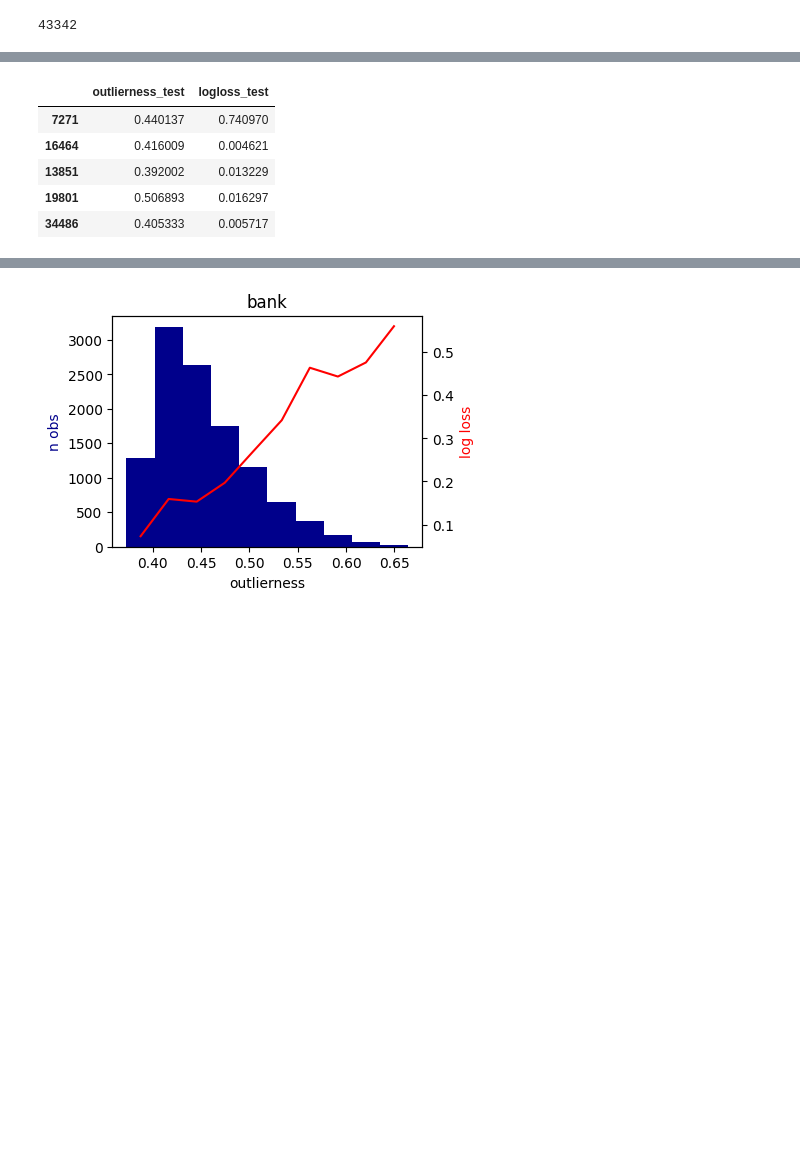
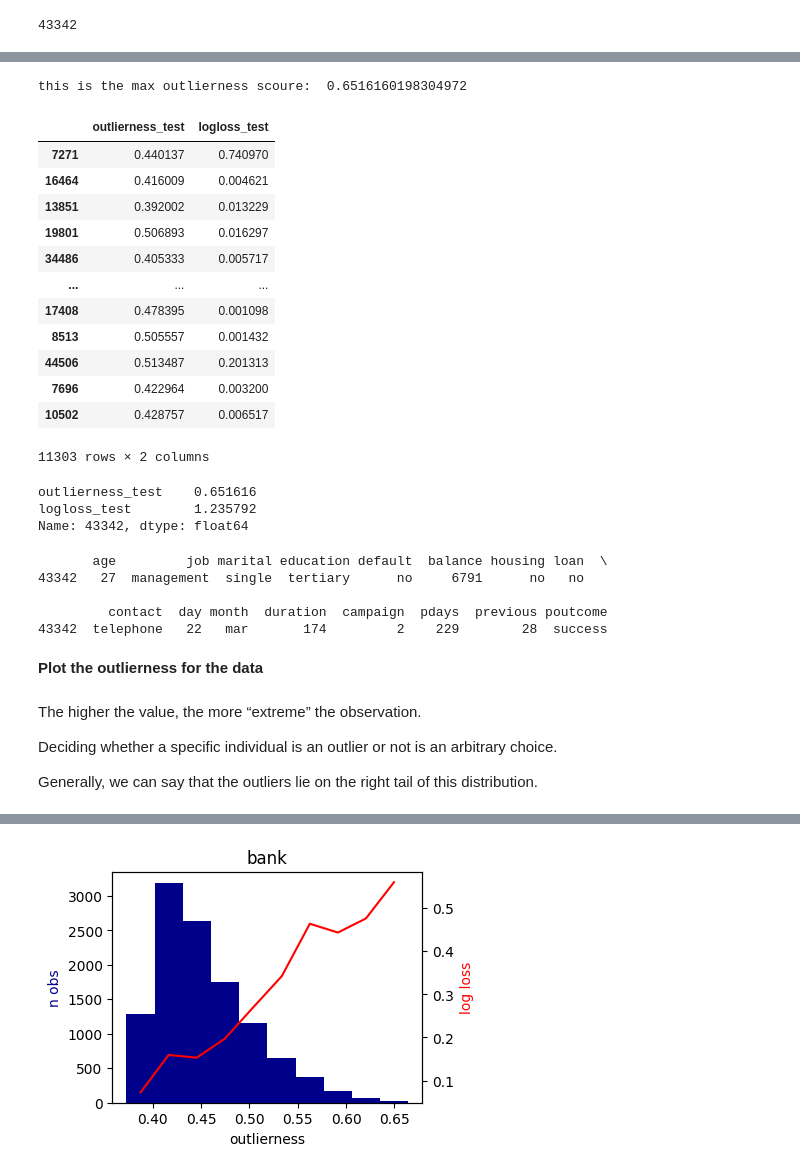
Before and after one commit to cagBRT/Data, a Jupyter notebook: Outlier_Experiments.ipynb, the cells around one changed output, grey strips where cells are left out. Cells and saved outputs as stored; diff of their text form; code cells hidden in the pictures; blank space fills up the shorter version.

```diff
--- a/Outlier_Experiments.ipynb
+++ b/Outlier_Experiments.ipynb
@@ -366,10 +383,46 @@ out[(out["quantile"] > .95) | (out["quantile"] < .05)]
+# %%
+#The max iforest_scores_test
+print("this is the max outlierness scoure: ",iforest_scores_test.max())
+# %% [output]
+this is the max outlierness scoure:  0.6516160198304972
 # %%
-pd.concat([iforest_scores_test.rename("outlierness_test"),
-           logloss_test.rename("logloss_test")], axis=1).head()
+final=pd.concat([iforest_scores_test.rename("outlierness_test"),
+           logloss_test.rename("logloss_test")], axis=1)
+final
 # %% [output]
 |  | outlierness_test | logloss_test |
 | 7271 | 0.440137 | 0.740970 |
 | 16464 | 0.416009 | 0.004621 |
 | 13851 | 0.392002 | 0.013229 |
 | 19801 | 0.506893 | 0.016297 |
 | 34486 | 0.405333 | 0.005717 |
+| ... | ... | ... |
+| 17408 | 0.478395 | 0.001098 |
+| 8513 | 0.505557 | 0.001432 |
+| 44506 | 0.513487 | 0.201313 |
+| 7696 | 0.422964 | 0.003200 |
+| 10502 | 0.428757 | 0.006517 |
+11303 rows × 2 columns
+# %%
+#Get information about the customer with the highest outlierness
+final.loc[out["outlierness_test"].idxmax()]
+# %% [output]
+outlierness_test    0.651616
+logloss_test        1.235792
+Name: 43342, dtype: float64
+# %%
+print(X.loc[[43342]])
+# %% [output]
+       age         job marital education default  balance housing loan  \
+43342   27  management  single  tertiary      no     6791      no   no
+
+         contact  day month  duration  campaign  pdays  previous poutcome
+43342  telephone   22   mar       174         2    229        28  success
+# %% [markdown]
+**Plot the outlierness for the data**
+# %% [markdown]
+The higher the value, the more “extreme” the observation.
+
+Deciding whether a specific individual is an outlier or not is an arbitrary choice.
+
+Generally, we can say that the outliers lie on the right tail of this distribution.
```
Also changed, not shown: parts of 15 cells of this notebook.
